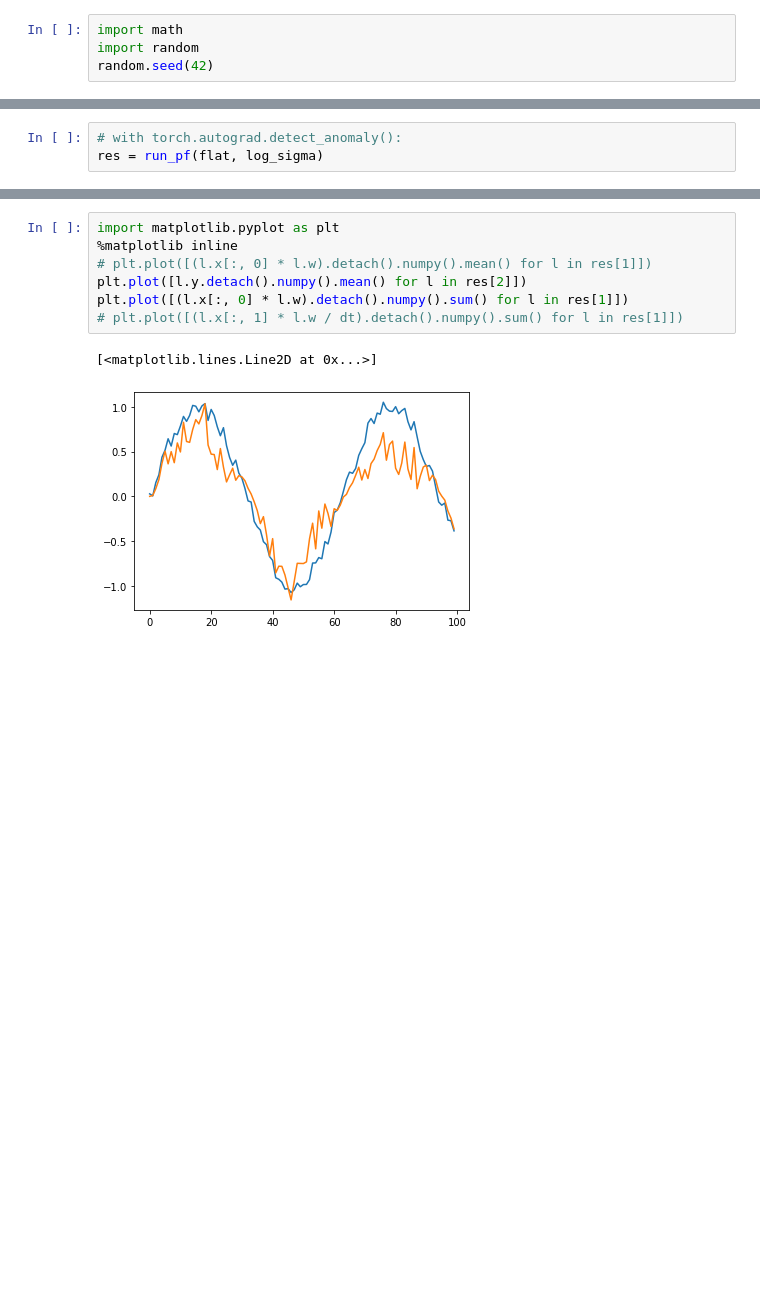
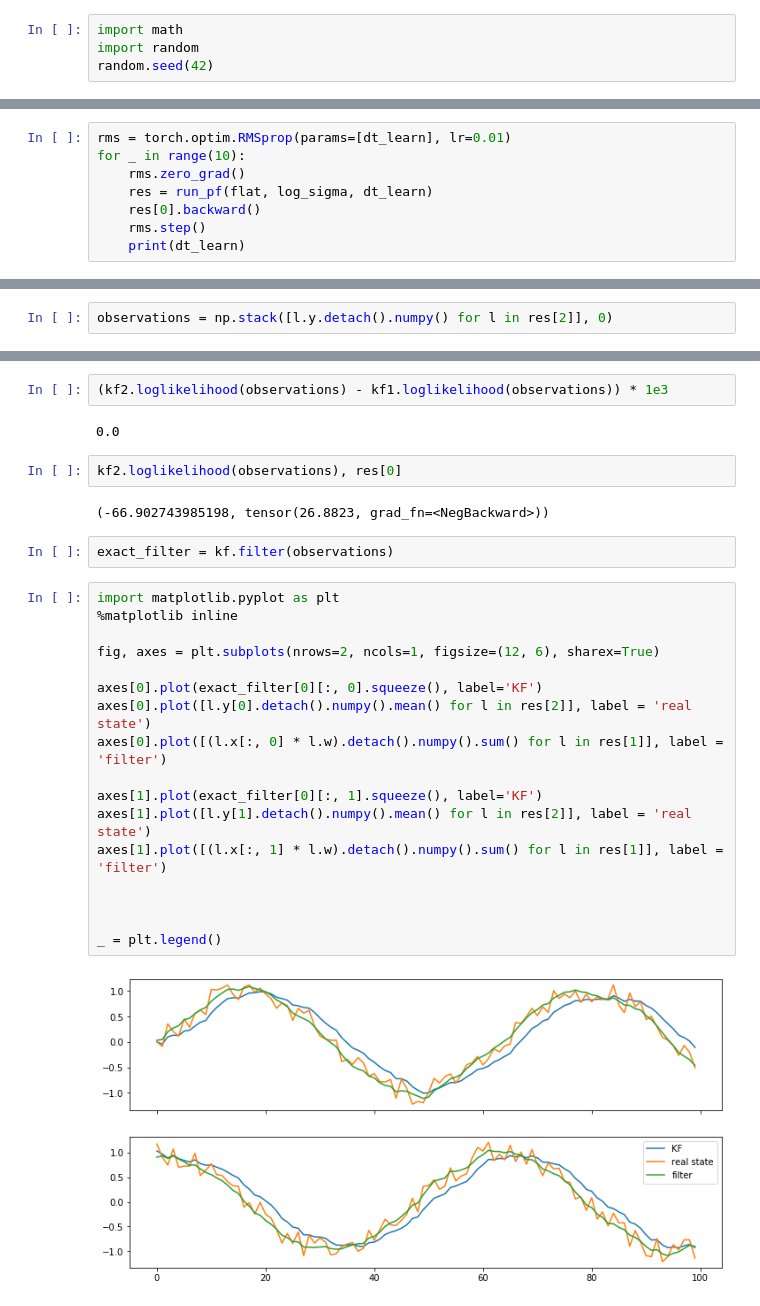
Before and after one commit to AdrienCorenflos/PFlow, a Jupyter notebook: TransportedPFExample.ipynb, the cells around one changed output, grey strips where cells are left out. Drawn from its saved outputs; the diff is of its cells as text; blank space fills up the shorter version.

```diff
--- a/TransportedPFExample.ipynb
+++ b/TransportedPFExample.ipynb
@@ -96,3 +113,8 @@ flat = torch.tensor([0.1,0., 0.1], requires_grad=True)
-# %%
-# with torch.autograd.detect_anomaly():
-res = run_pf(flat, log_sigma)
+# %%
+rms = torch.optim.RMSprop(params=[dt_learn], lr=0.01)
+for _ in range(10):
+    rms.zero_grad()
+    res = run_pf(flat, log_sigma, dt_learn)
+    res[0].backward()
+    rms.step()
+    print(dt_learn)
@@ -98,0 +132,2 @@ res = run_pf(flat, log_sigma)
+# %%
+observations = np.stack([l.y.detach().numpy() for l in res[2]], 0)
@@ -99,10 +142,29 @@ res = run_pf(flat, log_sigma)
+# %%
+(kf2.loglikelihood(observations) - kf1.loglikelihood(observations)) * 1e3
+# %% [output]
+0.0
+# %%
+kf2.loglikelihood(observations), res[0]
+# %% [output]
+(-66.902743985198, tensor(26.8823, grad_fn=<NegBackward>))
+# %%
+exact_filter = kf.filter(observations)
 # %%
 import matplotlib.pyplot as plt
 %matplotlib inline
-# plt.plot([(l.x[:, 0] * l.w).detach().numpy().mean() for l in res[1]])
-plt.plot([l.y.detach().numpy().mean() for l in res[2]])
-plt.plot([(l.x[:, 0] * l.w).detach().numpy().sum() for l in res[1]])
-# plt.plot([(l.x[:, 1] * l.w / dt).detach().numpy().sum() for l in res[1]])
+
+fig, axes = plt.subplots(nrows=2, ncols=1, figsize=(12, 6), sharex=True)
+
+axes[0].plot(exact_filter[0][:, 0].squeeze(), label='KF')
+axes[0].plot([l.y[0].detach().numpy().mean() for l in res[2]], label = 'real state')
+axes[0].plot([(l.x[:, 0] * l.w).detach().numpy().sum() for l in res[1]], label = 'filter')
+
+axes[1].plot(exact_filter[0][:, 1].squeeze(), label='KF')
+axes[1].plot([l.y[1].detach().numpy().mean() for l in res[2]], label = 'real state')
+axes[1].plot([(l.x[:, 1] * l.w).detach().numpy().sum() for l in res[1]], label = 'filter')
+
+
+
+_ = plt.legend()
 # %% [output]
-[<matplotlib.lines.Line2D at 0x...>]
-[figure, old version]
+[figure, new version]
```
Also changed, not shown: parts of 18 cells of this notebook, 17 other files.
